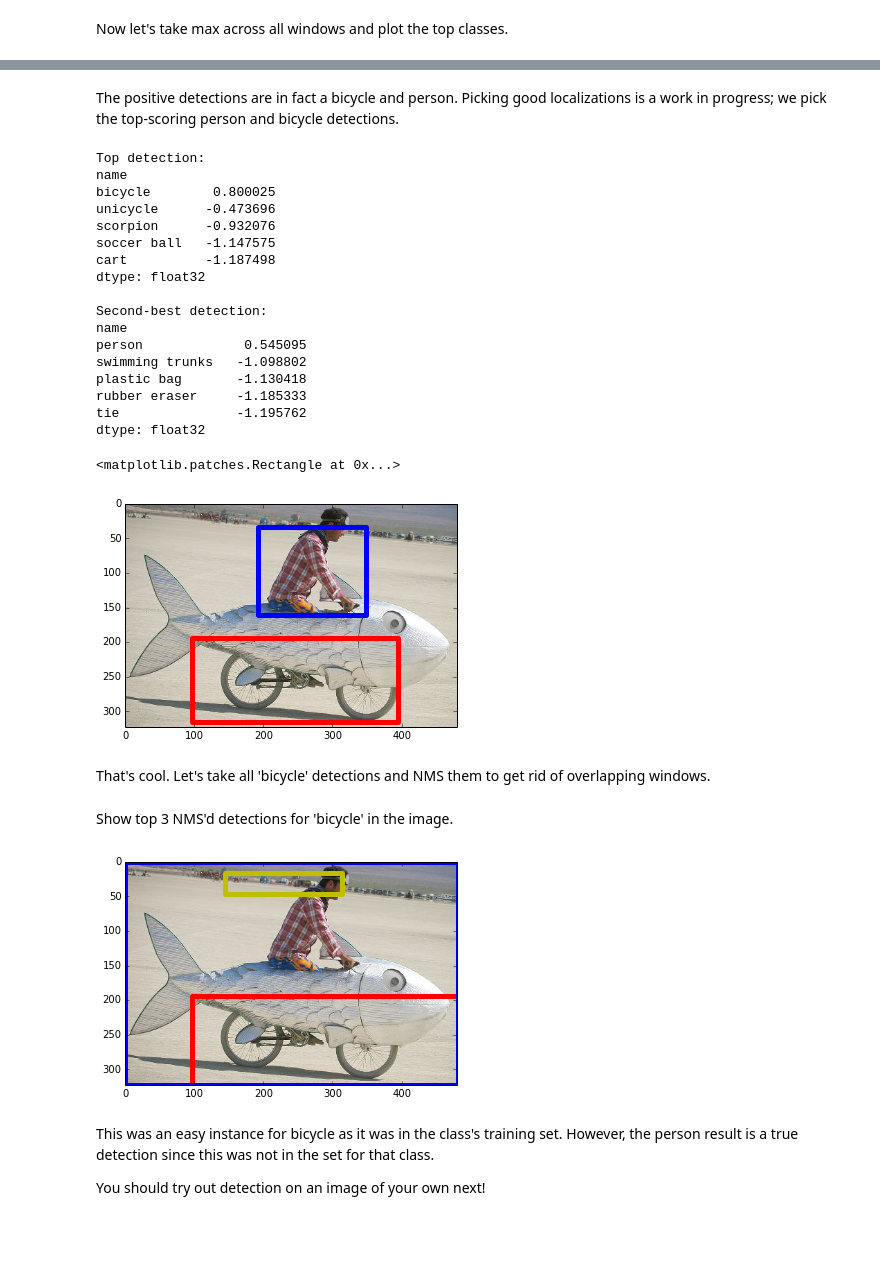
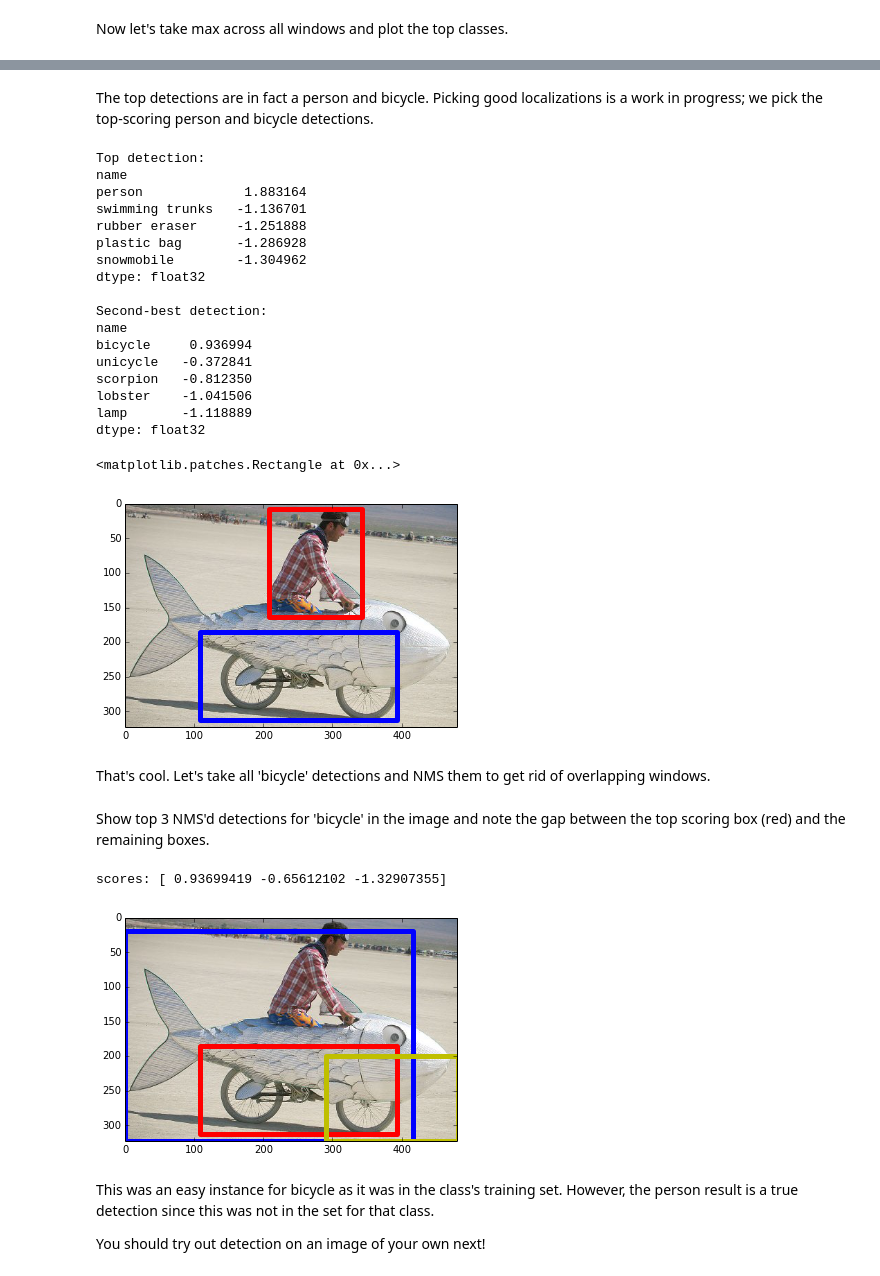
Before and after one commit to BVLC/caffe, a Jupyter notebook: examples/detection.ipynb, the cells around one changed output, grey strips where cells are left out. Drawn from its saved outputs; the diff is of its cells as text; code cells hidden in the pictures; blank space fills up the shorter version.

```diff
--- a/examples/detection.ipynb
+++ b/examples/detection.ipynb
@@ -126,13 +126,11 @@ snowmobile     -0.787456
 dtype: float32
 # %% [markdown]
-The positive detections are in fact a bicycle and person.
+The top detections are in fact a person and bicycle.
 Picking good localizations is a work in progress; we pick the top-scoring person and bicycle detections.
 # %%
-# Find, print, and display max detection.
-window_order = pd.Series(predictions_df.values.max(1)).order(ascending=False)
-
-i = window_order.index[0]
-j = window_order.index[2]
+# Find, print, and display the top detections: person and bicycle.
+i = predictions_df['person'].argmax()
+j = predictions_df['bicycle'].argmax()
 
 # Show top predictions for top detection.
 f = pd.Series(df['prediction'].iloc[i], index=labels_df['name'])
@@ -160,23 +158,23 @@ currentAxis.add_patch(Rectangle(*coords, fill=False, edgecolor='b', linewidth=5)
 # %% [output]
 Top detection:
 name
-bicycle        0.800025
-unicycle      -0.473696
-scorpion      -0.932076
-soccer ball   -1.147575
-cart          -1.187498
+person             1.883164
+swimming trunks   -1.136701
+rubber eraser     -1.251888
+plastic bag       -1.286928
+snowmobile        -1.304962
 dtype: float32
 
 Second-best detection:
 name
-person             0.545095
-swimming trunks   -1.098802
-plastic bag       -1.130418
-rubber eraser     -1.185333
-tie               -1.195762
+bicycle     0.936994
+unicycle   -0.372841
+scorpion   -0.812350
+lobster    -1.041506
+lamp       -1.118889
 dtype: float32
 <matplotlib.patches.Rectangle at 0x...>
-[figure, old version]
+[figure, new version]
 # %% [markdown]
 That's cool. Let's take all 'bicycle' detections and NMS them to get rid of overlapping windows.
 # %%
@@ -237,18 +235,20 @@ windows = df[['xmin', 'ymin', 'xmax', 'ymax']].values
 dets = np.hstack((windows, scores[:, np.newaxis]))
 nms_dets = nms_detections(dets)
 # %% [markdown]
-Show top 3 NMS'd detections for 'bicycle' in the image.
+Show top 3 NMS'd detections for 'bicycle' in the image and note the gap between the top scoring box (red) and the remaining boxes.
 # %%
 imshow(im)
 currentAxis = plt.gca()
 colors = ['r', 'b', 'y']
 for c, det in zip(colors, nms_dets[:3]):
     currentAxis.add_patch(
-        Rectangle((det[0], det[1]), det[2], det[3],
+        Rectangle((det[0], det[1]), det[2]-det[0], det[3]-det[1],
         fill=False, edgecolor=c, linewidth=5)
     )
+print 'scores:', nms_dets[:3, 4]
 # %% [output]
+scores: [ 0.93699419 -0.65612102 -1.32907355]
-[figure, old version]
+[figure, new version]
 # %% [markdown]
 This was an easy instance for bicycle as it was in the class's training set. However, the person result is a true detection since this was not in the set for that class.
 
```
Also changed, not shown: parts of 7 cells of this notebook.
